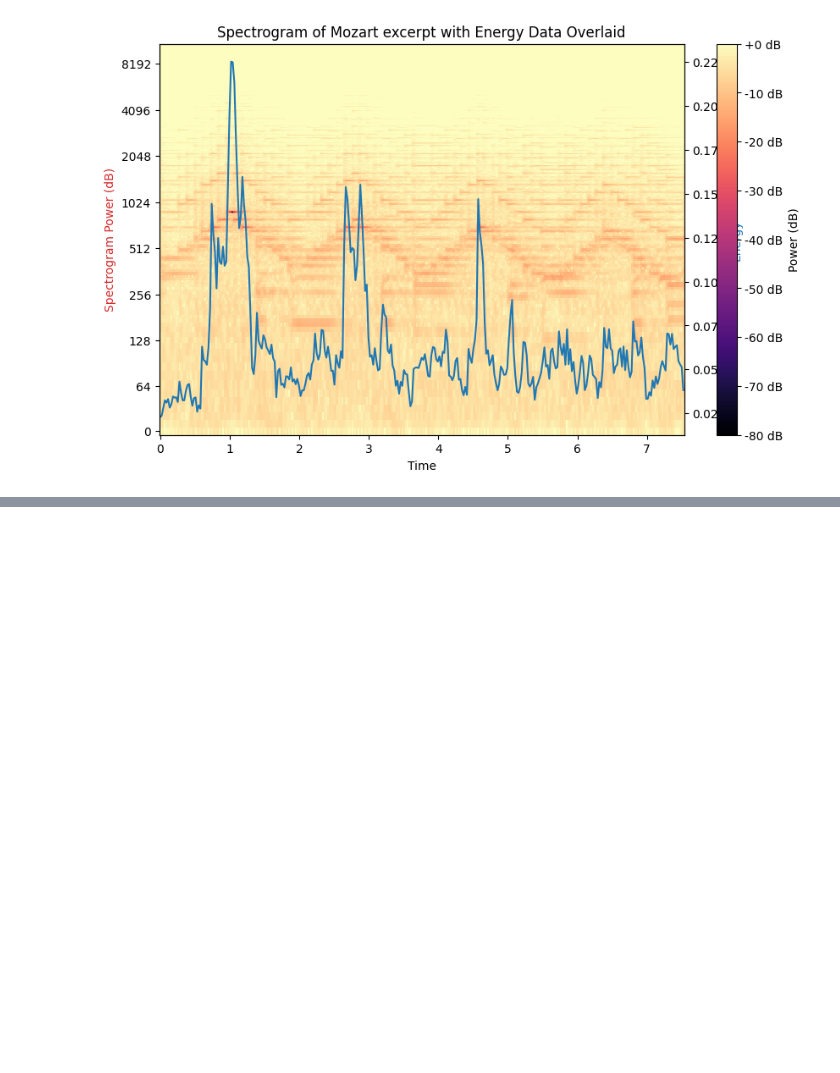
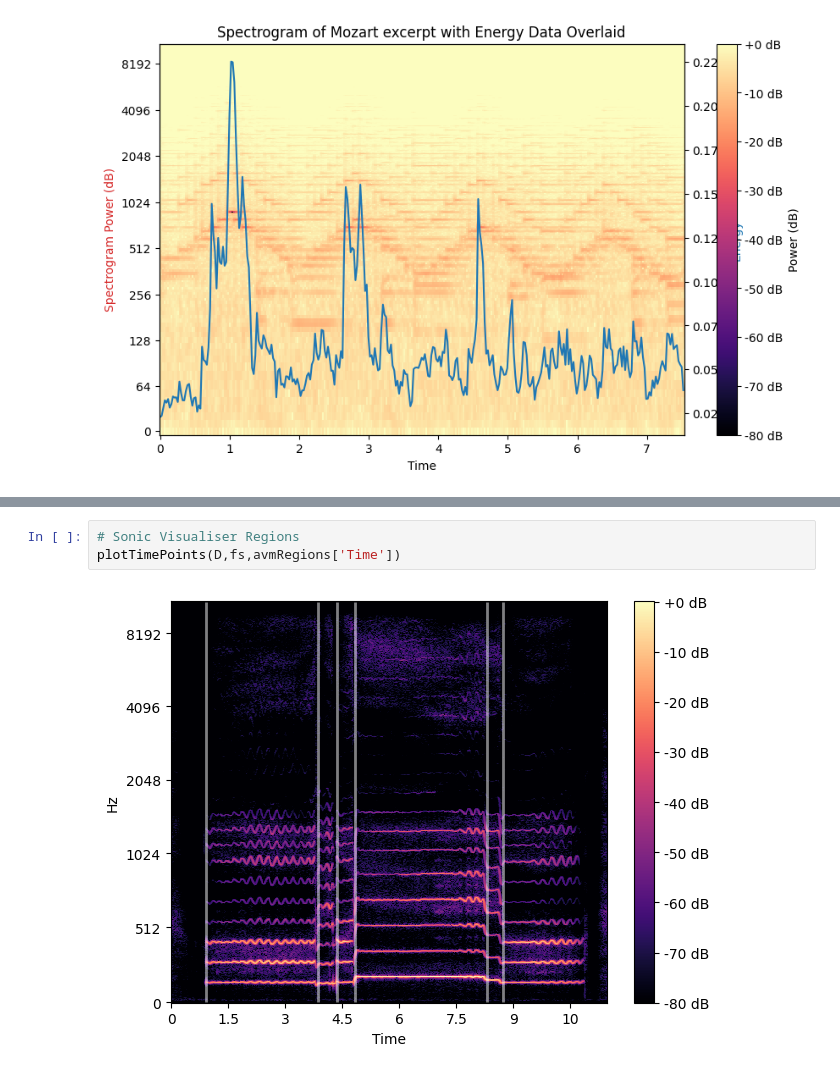
Before and after one commit to jcdevaney/audioAnalysisWorkshop, a Jupyter notebook: audioAnalysisWorkbook.ipynb, the cells around one changed output, grey strips where cells are left out. Drawn from its saved outputs; the diff is of its cells as text; blank space fills up the shorter version.

```diff
--- a/audioAnalysisWorkbook.ipynb
+++ b/audioAnalysisWorkbook.ipynb
@@ -106,0 +176,5 @@ overlayPlot(audiofileMozart,csvMozart,titleMozart)
+# %%
+# Sonic Visualiser Regions
+plotTimePoints(D,fs,avmRegions['Time'])
+# %% [output]
+[figure, added]
```
Also changed, not shown: parts of 15 cells of this notebook.
